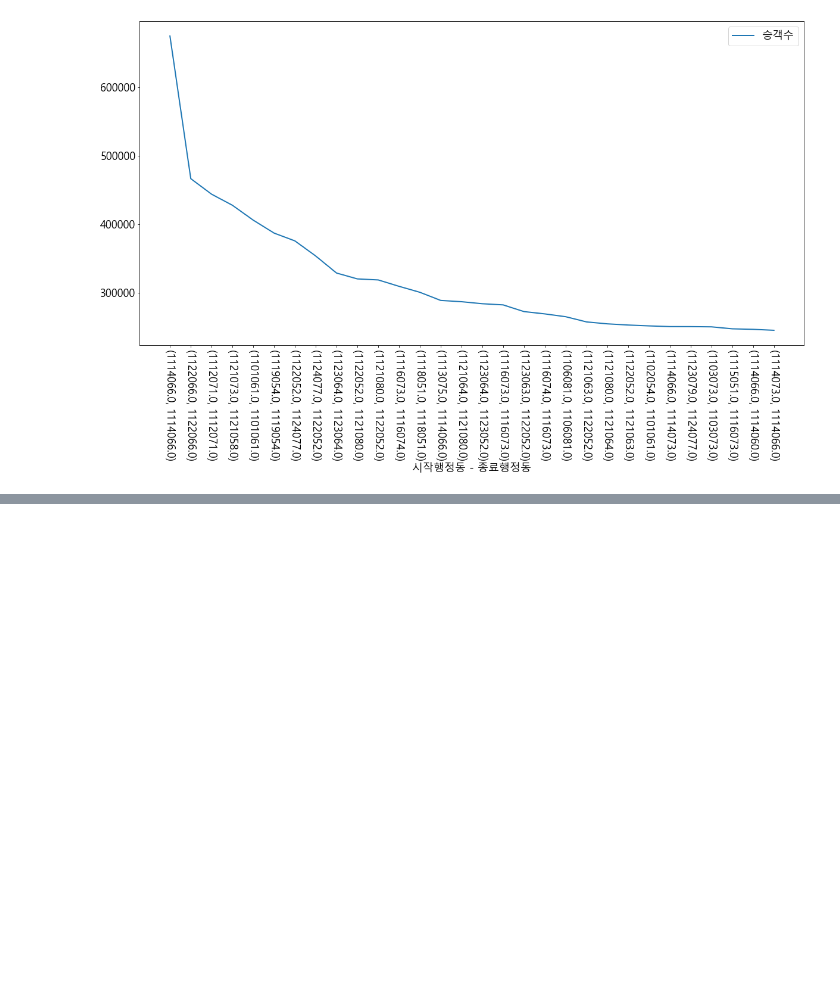
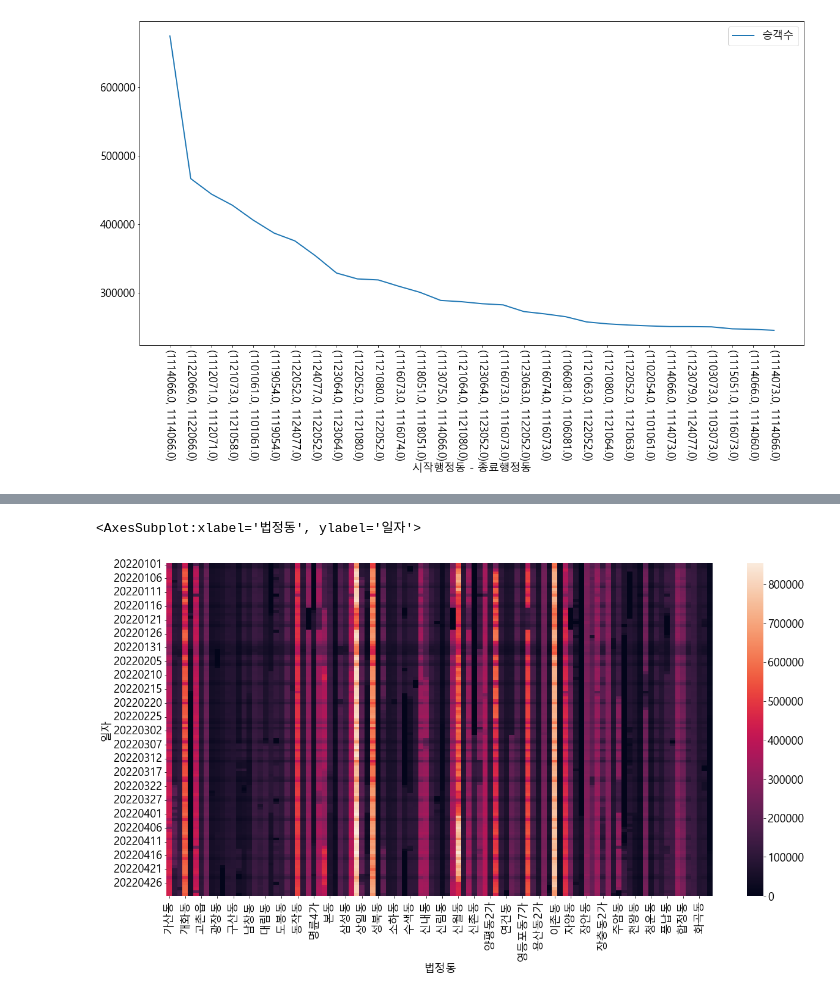
Before and after one commit to dbsrall59/three, a Jupyter notebook: 3조_시각화.ipynb, the cells around one changed output, grey strips where cells are left out. Drawn from its saved outputs; the diff is of its cells as text; code cells hidden in the pictures; blank space fills up the shorter version.

```diff
--- a/3조_시각화.ipynb
+++ b/3조_시각화.ipynb
@@ -197,0 +183,4 @@ carMovingSumDF[carMovingSumDF['행정동코드'] == ""]
+# %%
+carMovingSumDF['법정동코드'] = carMovingSumDF['법정동코드'].astype('str')
+carMovingSumDF['일자'] = carMovingSumDF['일자'].astype('str')
+carMovingSumDF.info()
@@ -197,0 +221,3 @@ carMovingSumDF[carMovingSumDF['행정동코드'] == ""]
+# %%
+carMovingSumPivot = pd.pivot_table(carMovingSumDF, index='일자', values='통행량', columns='법정동', aggfunc='sum')
+carMovingSumPivot
@@ -198,3 +239,8 @@ carMovingSumDF[carMovingSumDF['행정동코드'] == ""]
+# %%
+sns.heatmap(carMovingSumPivot)
+# %% [output]
+<AxesSubplot:xlabel='법정동', ylabel='일자'>
+[figure, added]
 # %%
 #우찬희
 # %%
```
Also changed, not shown: parts of 8 cells of this notebook, 2 other files.
